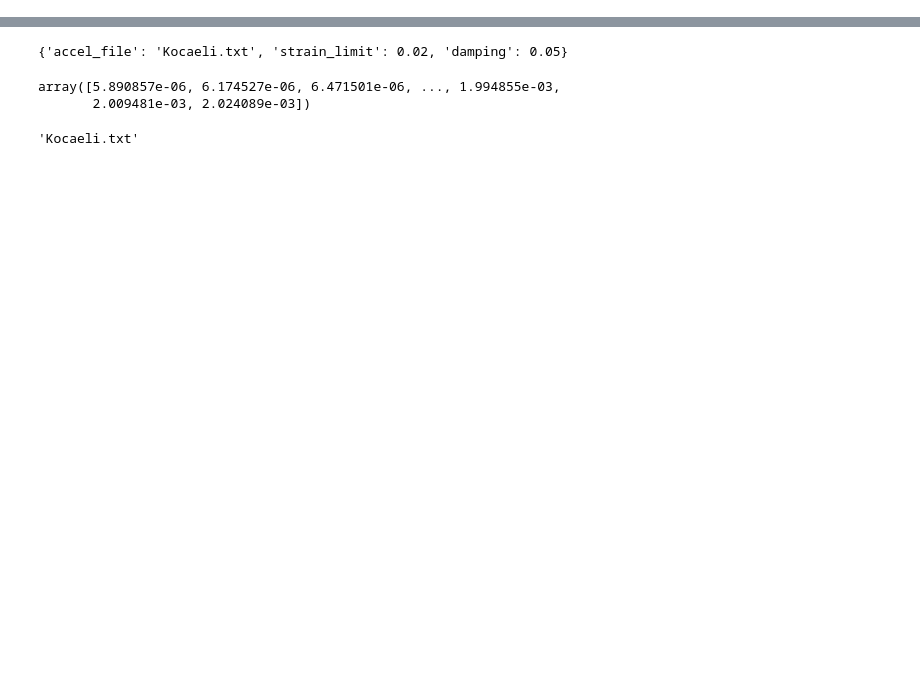
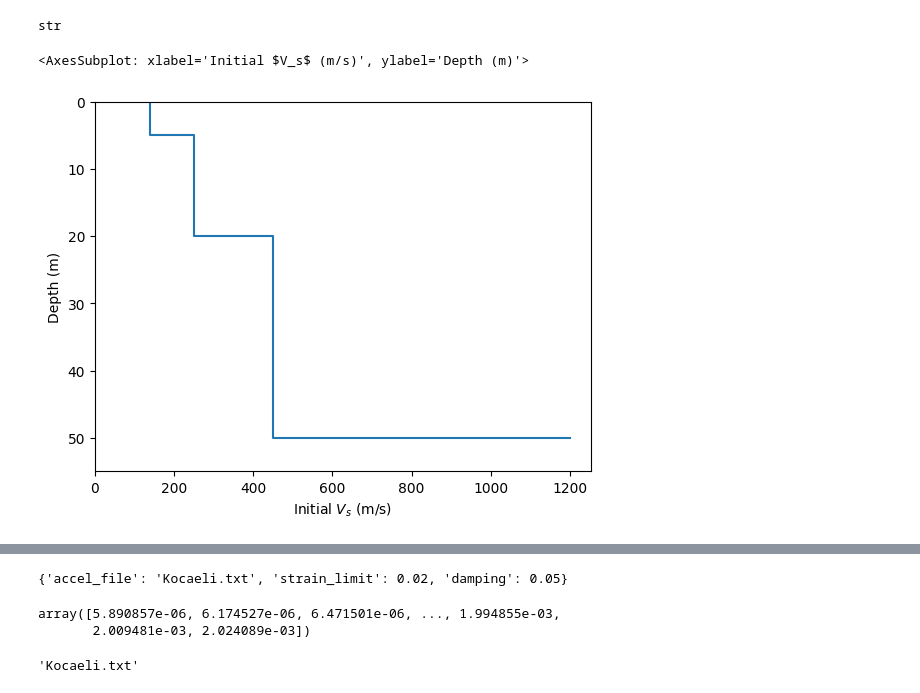
Before and after one commit to panagop/lampa, a Jupyter notebook: jupyter/test.ipynb, the cells around one changed output, grey strips where cells are left out. Saved outputs shown, nothing was run; the diff lists cells and outputs as text; code cells hidden in the pictures; blank space fills up the shorter version.

```diff
--- a/jupyter/test.ipynb
+++ b/jupyter/test.ipynb
@@ -18,0 +36,30 @@ from dataclasses_json import dataclass_json
+# %%
+lst1 = LampaSoilType(name='Loose Sand', unit_wt=16.0, damping=0.05)
+lst2 = LampaSoilType(name='Clay', unit_wt=18.0, damping=0.05)
+lst3 = LampaSoilType(name='Dense Sand', unit_wt=20.0, damping=0.05)
+lst4 = LampaSoilType(name='Rock', unit_wt=23.0, damping=0.02)
+# %%
+lli1 = LampaLayer(layer_type='SoilType',
+                  layer_properties=lst1,
+                  thickness=5,
+                  shear_vel=140)
+
+lli2 = LampaLayer(layer_type='SoilType',
+                  layer_properties=lst2,
+                  thickness=15,
+                  shear_vel=250)
+
+lli3 = LampaLayer(layer_type='SoilType',
+                  layer_properties=lst3,
+                  thickness=30,
+                  shear_vel=450)
+
+lli4 = LampaLayer(layer_type='SoilType',
+                  layer_properties=lst4,
+                  thickness=0,
+                  shear_vel=1200)
+# %%
+psi = PyStrataInput(name = 'test1',
+                    calculator_type='Elastic',
+                    time_series_motion=lts,
+                    layers=[lli1, lli2, lli3, lli4])
@@ -18,0 +68,4 @@ from dataclasses_json import dataclass_json
+# %%
+type(psi.to_json())
+# %% [output]
+str
@@ -18,0 +85,7 @@ from dataclasses_json import dataclass_json
+# %%
+profile = pystrata.site.Profile([layer.to_pystrata for layer in psi.layers]).auto_discretize()
+# %%
+profile.plot("initial_shear_vel")
+# %% [output]
+<AxesSubplot: xlabel='Initial $V_s$ (m/s)', ylabel='Depth (m)'>
+[figure, added]
```
Also changed, not shown: parts of 41 cells of this notebook, 7 other files.
